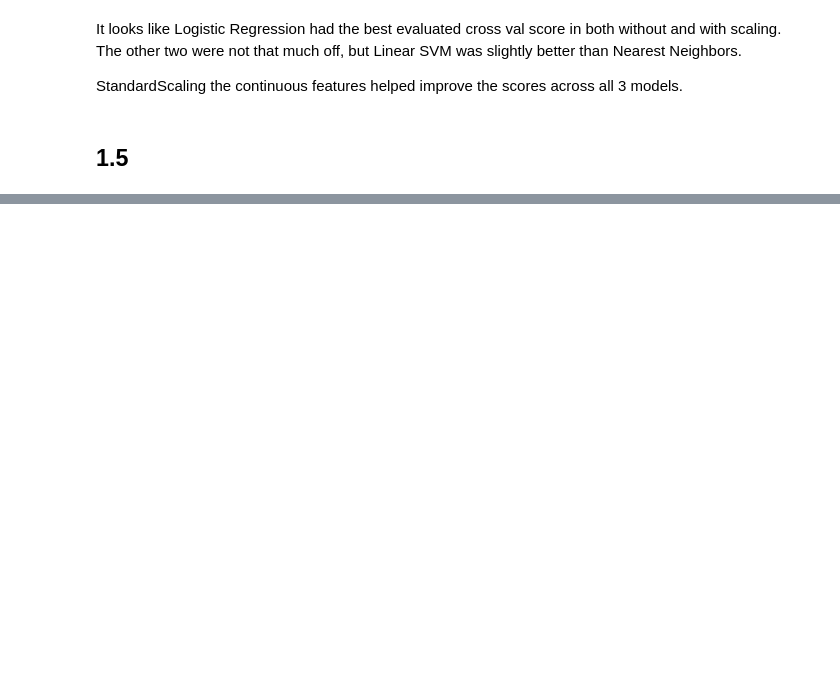
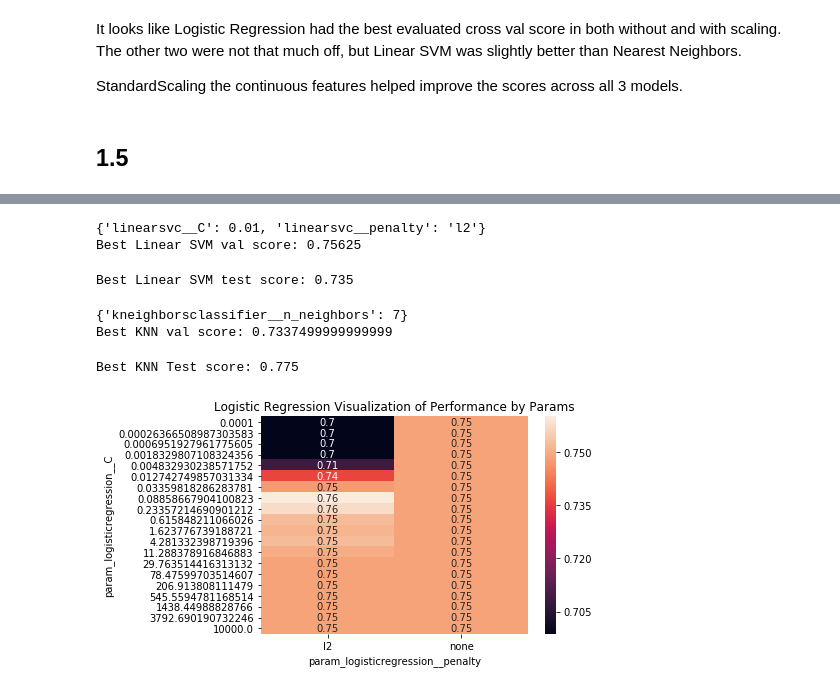
Before and after one commit to muftaye/applied_machine_learning_2020, a Jupyter notebook: mt3195_hw2_task1.ipynb, the cells around one changed output, grey strips where cells are left out. Cells and saved outputs as stored; diff of their text form; code cells hidden in the pictures; blank space fills up the shorter version.

```diff
--- a/mt3195_hw2_task1.ipynb
+++ b/mt3195_hw2_task1.ipynb
@@ -176,0 +181,5 @@ StandardScaling the continuous features helped improve the scores across all 3 m
+# %%
+param_grid_lr = {"logisticregression__penalty":['l1','l2','none'],
+             "logisticregression__C":np.logspace(-4, 4, 20)}
+grid1 = GridSearchCV(model4_pipe, param_grid=param_grid_lr, cv=10)
+best_lr = grid1.fit(X_train, y_train_list)
@@ -176,0 +205,33 @@ StandardScaling the continuous features helped improve the scores across all 3 m
+# %%
+param_grid_lsvm = {'linearsvc__C': np.logspace(-3, 2, 6),
+              'linearsvc__penalty': ['l1','l2']}
+grid2 = GridSearchCV(model5_pipe, param_grid=param_grid_lsvm, cv=10)
+best_lsvm = grid2.fit(X_train, y_train_list)
+
+print(best_lsvm.best_params_)
+print("Best Linear SVM val score:", best_lsvm.best_score_)
+# %% [output]
+{'linearsvc__C': 0.01, 'linearsvc__penalty': 'l2'}
+Best Linear SVM val score: 0.75625
+# %%
+pred_lsvm = best_lsvm.predict(X_test)
+lsvm_test_score = accuracy_score(y_test,pred_lsvm)
+print("Best Linear SVM test score:",lsvm_test_score)
+# %% [output]
+Best Linear SVM test score: 0.735
+# %%
+param_grid_nn = {'kneighborsclassifier__n_neighbors': [1,2,3,4,5,6,7,8,9]}
+grid3 = GridSearchCV(model6_pipe, param_grid=param_grid_nn, cv=10)
+best_nn = grid3.fit(X_train, y_train_list)
+
+print(best_nn.best_params_)
+print("Best KNN val score:", best_nn.best_score_)
+# %% [output]
+{'kneighborsclassifier__n_neighbors': 7}
+Best KNN val score: 0.7337499999999999
+# %%
+pred_nn = best_nn.predict(X_test)
+nn_test_score = accuracy_score(y_test,pred_nn)
+print("Best KNN Test score:",nn_test_score)
+# %% [output]
+Best KNN Test score: 0.775
@@ -176,0 +240,9 @@ StandardScaling the continuous features helped improve the scores across all 3 m
+# %%
+res_lr = pd.pivot_table(pd.DataFrame(grid1.cv_results_),
+    values='mean_test_score', index='param_logisticregression__C', columns='param_logisticregression__penalty')
+ax = plt.axes()
+ax.set_title("Logistic Regression Visualization of Performance by Params")
+sns.heatmap(res_lr, annot=True)
+plt.show()
+# %% [output]
+[figure, added]
```
Also changed, not shown: parts of 39 cells of this notebook, 1 other file.
